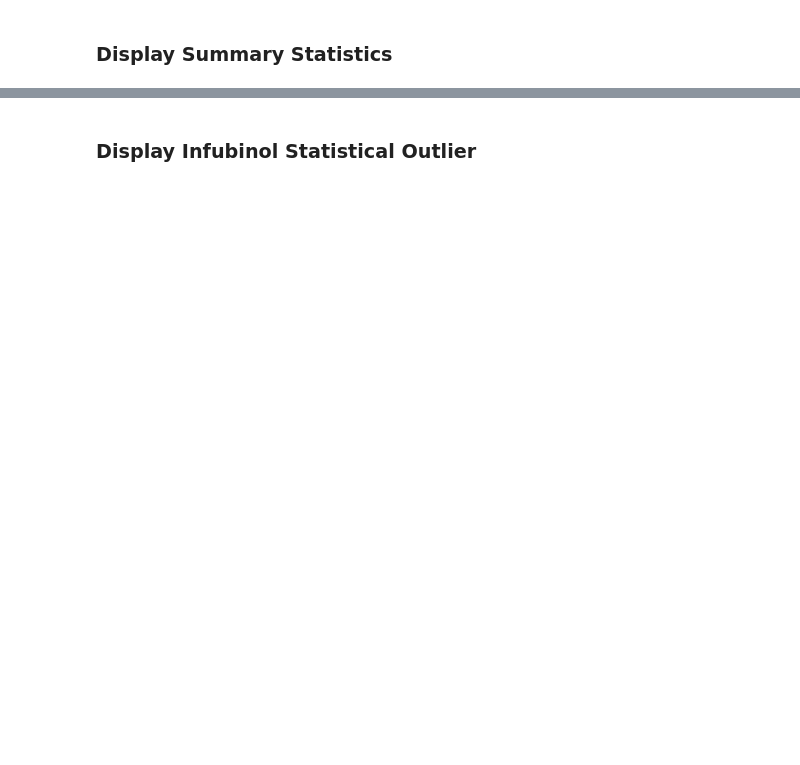
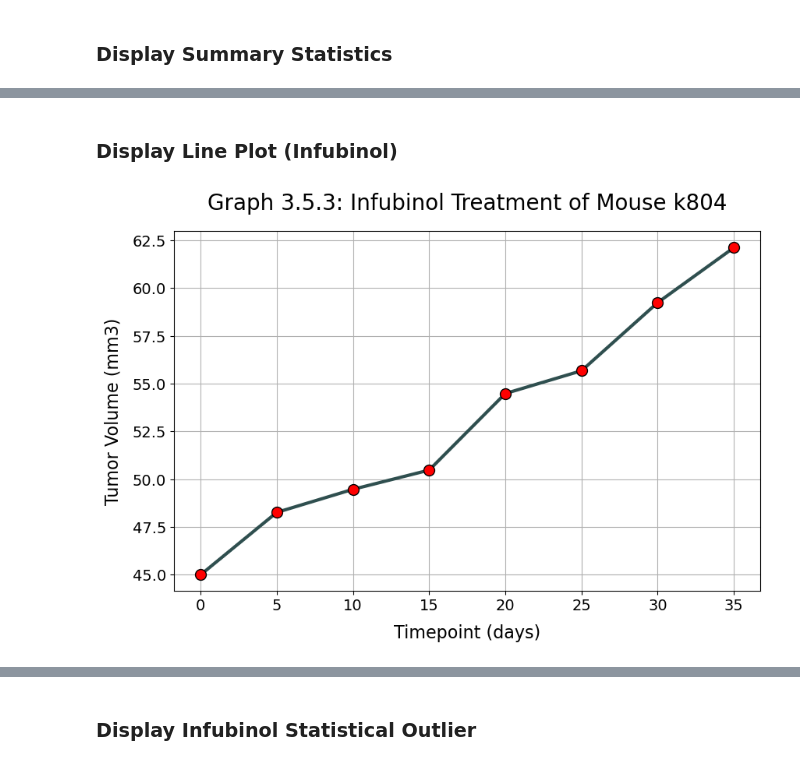
Before and after one commit to njamesgeorge1223/Pharmaceutical-Animal-Study-Analysis-with-Matplotlib, a Jupyter notebook: Pymaceuticals.ipynb, the cells around one changed output, grey strips where cells are left out. Cells and saved outputs as stored; diff of their text form; code cells hidden in the pictures; blank space fills up the shorter version.

```diff
--- a/Pymaceuticals.ipynb
+++ b/Pymaceuticals.ipynb
@@ -772,0 +1059,17 @@ r-squared:   0.7089
+# %% [markdown]
+### **Display Line Plot (Infubinol)**
+# %%
+titleStringVariable \
+    = f'Graph 3.5.3: Infubinol Treatment of Mouse {randomMouseIDInfubinolStringVariable}'
+
+subroutine \
+    .DisplayMatplotlibLineChartFromXYSeries \
+        (infubinolXValuesSeries,
+         infubinolYValuesSeries,
+         'darkslategray',
+         'solid',
+         'Timepoint (days)',
+         'Tumor Volume (mm3)',
+         titleStringVariable)
+# %% [output]
+[figure, added]
```
Also changed, not shown: parts of 396 cells of this notebook, 3 other files.
